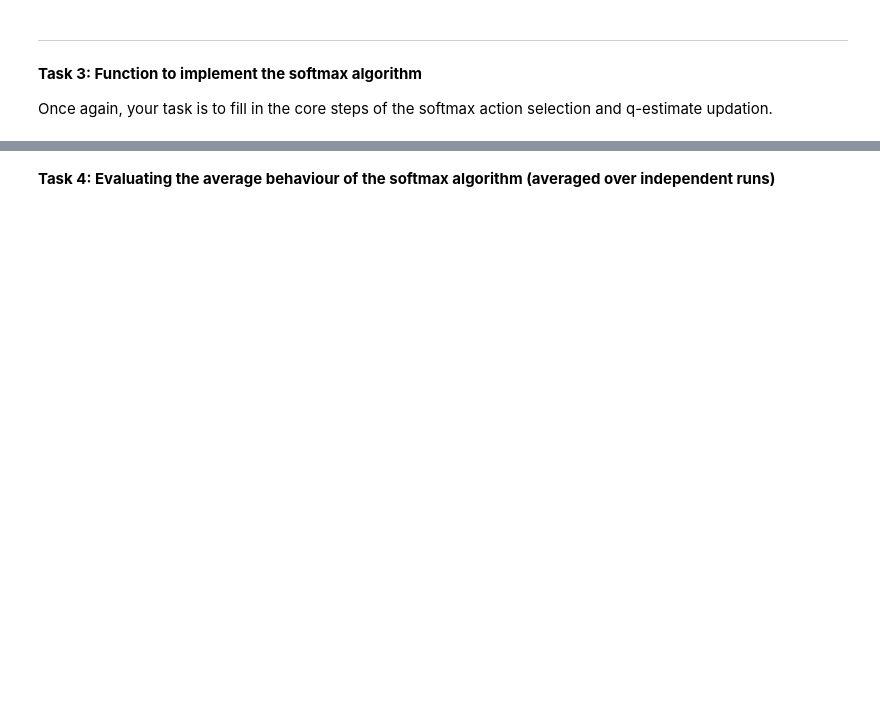
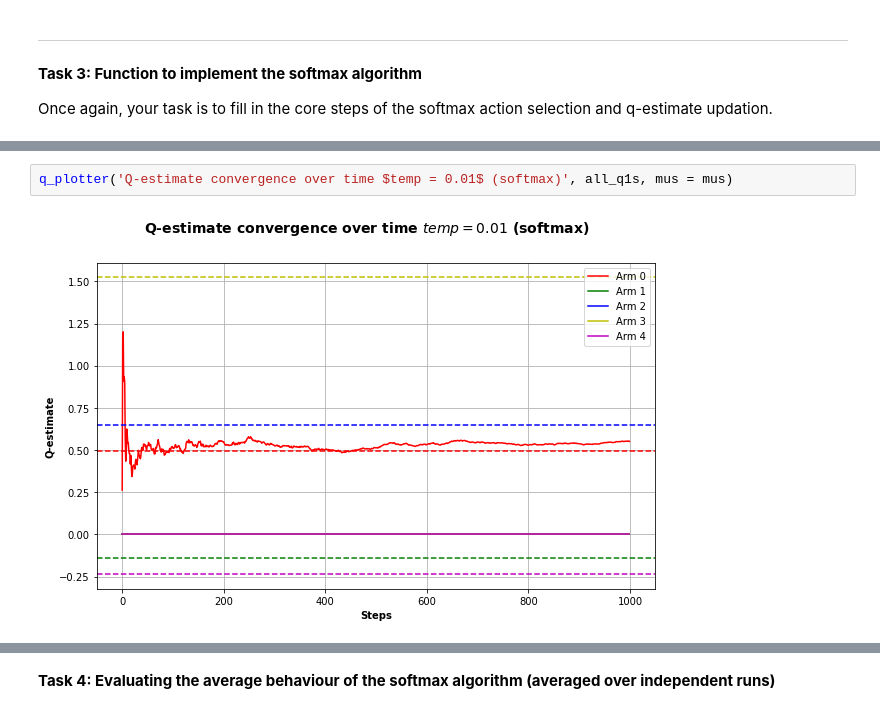
Before and after one commit to Rohith-Rongali/CS6700-RL, a Jupyter notebook: Tutorials/Tutorial_2_MAB.ipynb, the cells around one changed output, grey strips where cells are left out. Drawn from its saved outputs; the diff is of its cells as text; blank space fills up the shorter version.

```diff
--- a/Tutorials/Tutorial_2_MAB.ipynb
+++ b/Tutorials/Tutorial_2_MAB.ipynb
@@ -384,0 +445,4 @@ def softmax(temp, num_arms, mus):
+# %%
+q_plotter('Q-estimate convergence over time $temp = 0.01$ (softmax)', all_q1s, mus = mus)
+# %% [output]
+[figure, added]
```
Also changed, not shown: parts of 14 cells of this notebook, 3 other files.
